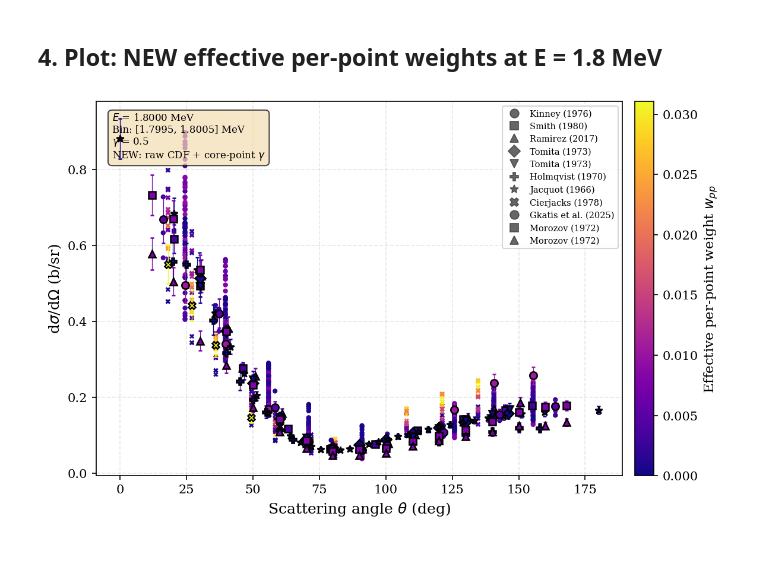
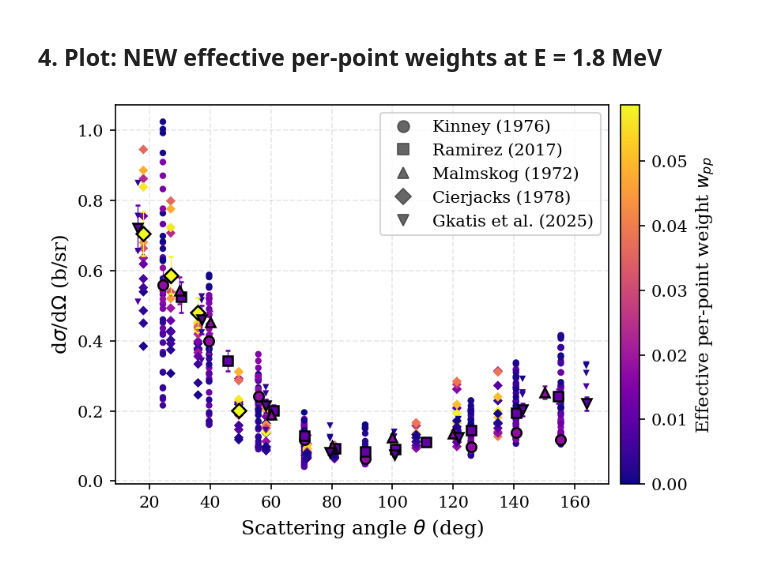
Before and after one commit to monleon96/MCNPy, a Jupyter notebook: scripts/generate_chapter3_figures.ipynb, the cells around one changed output. Cells and saved outputs as stored; diff of their text form; code cells hidden in the pictures.

```diff
--- a/scripts/generate_chapter3_figures.ipynb
+++ b/scripts/generate_chapter3_figures.ipynb
@@ -481,14 +526,14 @@ for target_E in TARGET_ENERGIES:
 # %% [markdown]
 ## 4. Plot: NEW effective per-point weights at E = 1.8 MeV
 # %%
-# Compute for E=1.8 MeV for the plot
-diag_plot = compute_weights_for_bin(1.8, grid, bin_boundaries, exfor_cache, tof_map, label_map)
+# Compute for E=1.3 MeV for the plot
+diag_plot = compute_weights_for_bin(1.3, grid, bin_boundaries, exfor_cache, tof_map, label_map)
 new_ds = diag_plot["new_datasets"]
 exp_ids_plot = diag_plot["exp_ids"]
 bin_energy = diag_plot["bin_energy"]
 bin_lo, bin_hi = diag_plot["bin_lo"], diag_plot["bin_hi"]
 
-fig, ax = plt.subplots(figsize=(8, 5))
+fig, ax = plt.subplots(figsize=(6, 4))
 
 all_ppw = [d["new_ppw"] for d in new_ds]
 w_norm = mcolors.Normalize(vmin=0, vmax=max(all_ppw))
@@ -528,40 +573,32 @@ for eid in exp_ids_plot:
             markeredgewidth=1.2,
             markersize=6.0,
             capsize=1.5, capthick=0.6, elinewidth=0.6,
             ecolor=color,
             zorder=4,
             label="_nolegend_",
         )
 
 cbar = fig.colorbar(sm, ax=ax, pad=0.02)
 cbar.set_label("Effective per-point weight $w_{pp}$", fontsize=11)
 
 legend_handles = []
 for eid in exp_ids_plot:
     marker = exp_marker[eid]
     label = label_map.get(eid, eid)
     handle = Line2D(
         [0], [0], marker=marker, color="none",
         markerfacecolor="0.4", markeredgecolor="0.3",
         markersize=7, markeredgewidth=0.8, label=label,
     )
     legend_handles.append(handle)
 
 ax.legend(handles=legend_handles, loc="upper right", frameon=True,
-          fancybox=True, fontsize=7, ncol=1)
+          fancybox=True, fontsize=10, ncol=1)
 
 ax.set_xlabel(r"Scattering angle $\theta$ (deg)")
 ax.set_ylabel(r"d$\sigma$/d$\Omega$ (b/sr)")
 
-textstr = (f"$E$ = {bin_energy:.4f} MeV\n"
-           f"Bin: [{bin_lo:.4f}, {bin_hi:.4f}] MeV\n"
-           f"$\\gamma$ = {WEIGHT_GAMMA}\n"
-           f"NEW: raw CDF + core-point $\\gamma$")
-props = dict(boxstyle="round,pad=0.4", facecolor="wheat", alpha=0.7)
-ax.text(0.03, 0.97, textstr, transform=ax.transAxes, fontsize=8,
-        verticalalignment="top", horizontalalignment="left", bbox=props)
-
 plt.tight_layout()
 plt.show()
 # %% [output]
-[figure, old version]
+[figure, new version]
```
Also changed, not shown: parts of 7 cells of this notebook, 13 other files.
